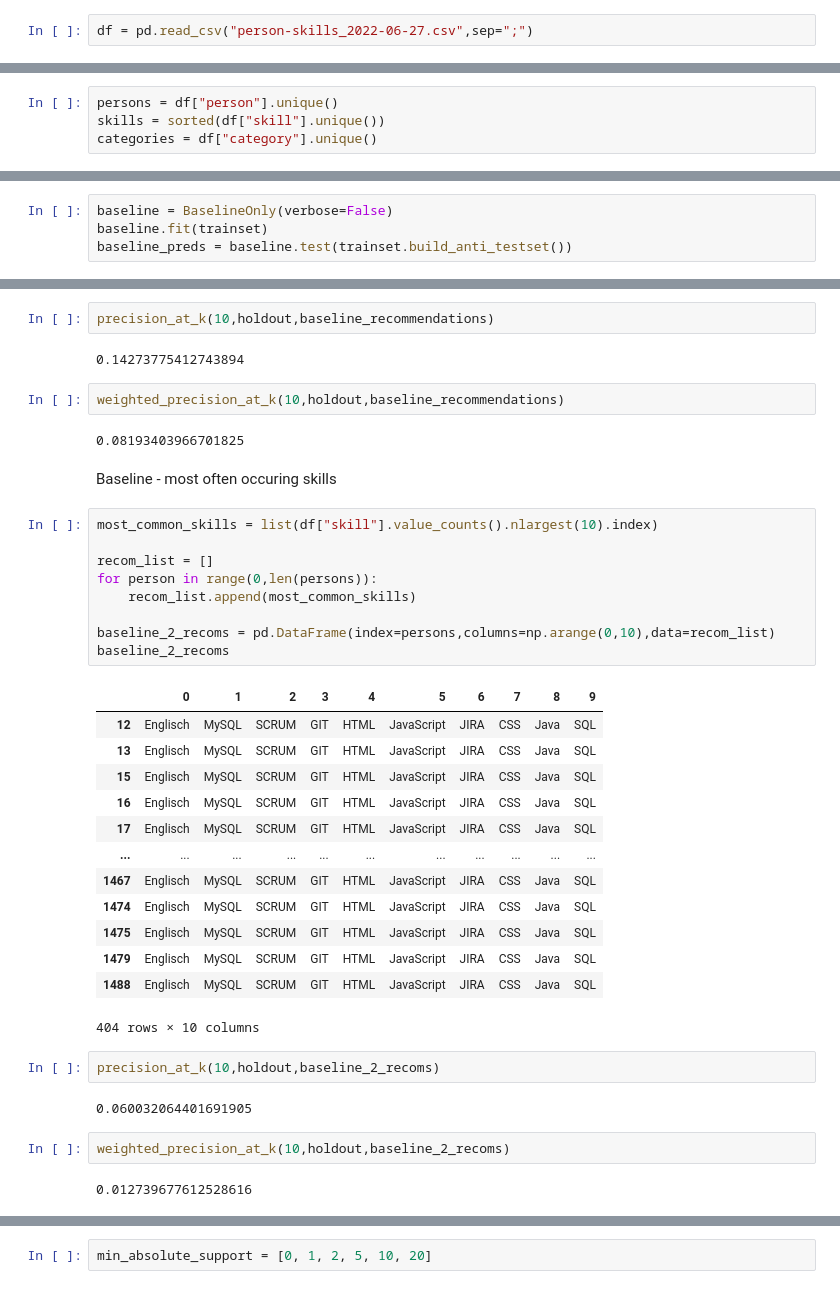
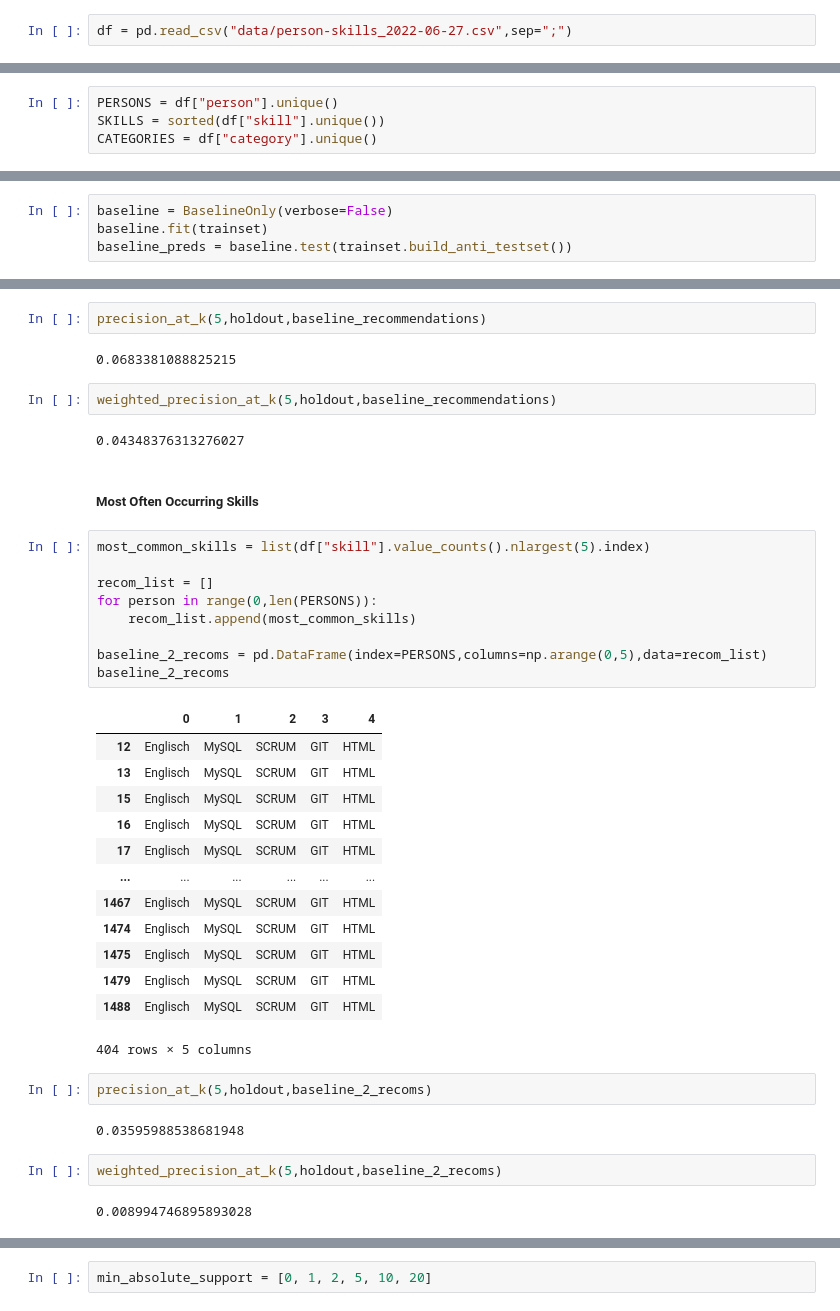
Before and after one commit to maximizer36/DS_AP, a Jupyter notebook: AP_Rated_Approach.ipynb, the cells around one changed output, grey strips where cells are left out. Saved outputs shown, nothing was run; the diff lists cells and outputs as text.

```diff
--- a/AP_Rated_Approach.ipynb
+++ b/AP_Rated_Approach.ipynb
@@ -14,4 +19,4 @@ import time
 # %% [markdown]
 Data import:
 # %%
-df = pd.read_csv("person-skills_2022-06-27.csv",sep=";")
+df = pd.read_csv("data/person-skills_2022-06-27.csv",sep=";")
@@ -33,6 +25,6 @@ Declare various aiding variables
 # %%
-persons = df["person"].unique()
-skills = sorted(df["skill"].unique())
-categories = df["category"].unique()
+PERSONS = df["person"].unique()
+SKILLS = sorted(df["skill"].unique())
+CATEGORIES = df["category"].unique()
 # %%
 employee_dict = {}
@@ -542,41 +652,41 @@ baseline_recommendations
 # %%
-precision_at_k(10,holdout,baseline_recommendations)
+precision_at_k(5,holdout,baseline_recommendations)
 # %% [output]
-0.14273775412743894
+0.0683381088825215
 # %%
-weighted_precision_at_k(10,holdout,baseline_recommendations)
+weighted_precision_at_k(5,holdout,baseline_recommendations)
 # %% [output]
-0.08193403966701825
+0.04348376313276027
-# %% [markdown]
-Baseline - most often occuring skills
+# %% [markdown]
+##### Most Often Occurring Skills
 # %%
-most_common_skills = list(df["skill"].value_counts().nlargest(10).index)
+most_common_skills = list(df["skill"].value_counts().nlargest(5).index)
 
 recom_list = []
-for person in range(0,len(persons)):
+for person in range(0,len(PERSONS)):
     recom_list.append(most_common_skills)
 
-baseline_2_recoms = pd.DataFrame(index=persons,columns=np.arange(0,10),data=recom_list)
+baseline_2_recoms = pd.DataFrame(index=PERSONS,columns=np.arange(0,5),data=recom_list)
 baseline_2_recoms
 # %% [output]
-|  | 0 | 1 | 2 | 3 | 4 | 5 | 6 | 7 | 8 | 9 |
-| 12 | Englisch | MySQL | SCRUM | GIT | HTML | JavaScript | JIRA | CSS | Java | SQL |
-| 13 | Englisch | MySQL | SCRUM | GIT | HTML | JavaScript | JIRA | CSS | Java | SQL |
-| 15 | Englisch | MySQL | SCRUM | GIT | HTML | JavaScript | JIRA | CSS | Java | SQL |
-| 16 | Englisch | MySQL | SCRUM | GIT | HTML | JavaScript | JIRA | CSS | Java | SQL |
-| 17 | Englisch | MySQL | SCRUM | GIT | HTML | JavaScript | JIRA | CSS | Java | SQL |
-| ... | ... | ... | ... | ... | ... | ... | ... | ... | ... | ... |
-| 1467 | Englisch | MySQL | SCRUM | GIT | HTML | JavaScript | JIRA | CSS | Java | SQL |
-| 1474 | Englisch | MySQL | SCRUM | GIT | HTML | JavaScript | JIRA | CSS | Java | SQL |
-| 1475 | Englisch | MySQL | SCRUM | GIT | HTML | JavaScript | JIRA | CSS | Java | SQL |
-| 1479 | Englisch | MySQL | SCRUM | GIT | HTML | JavaScript | JIRA | CSS | Java | SQL |
-| 1488 | Englisch | MySQL | SCRUM | GIT | HTML | JavaScript | JIRA | CSS | Java | SQL |
+|  | 0 | 1 | 2 | 3 | 4 |
+| 12 | Englisch | MySQL | SCRUM | GIT | HTML |
+| 13 | Englisch | MySQL | SCRUM | GIT | HTML |
+| 15 | Englisch | MySQL | SCRUM | GIT | HTML |
+| 16 | Englisch | MySQL | SCRUM | GIT | HTML |
+| 17 | Englisch | MySQL | SCRUM | GIT | HTML |
+| ... | ... | ... | ... | ... | ... |
+| 1467 | Englisch | MySQL | SCRUM | GIT | HTML |
+| 1474 | Englisch | MySQL | SCRUM | GIT | HTML |
+| 1475 | Englisch | MySQL | SCRUM | GIT | HTML |
+| 1479 | Englisch | MySQL | SCRUM | GIT | HTML |
+| 1488 | Englisch | MySQL | SCRUM | GIT | HTML |
-404 rows × 10 columns
+404 rows × 5 columns
 # %%
-precision_at_k(10,holdout,baseline_2_recoms)
+precision_at_k(5,holdout,baseline_2_recoms)
 # %% [output]
-0.060032064401691905
+0.03595988538681948
 # %%
-weighted_precision_at_k(10,holdout,baseline_2_recoms)
+weighted_precision_at_k(5,holdout,baseline_2_recoms)
 # %% [output]
-0.012739677612528616
+0.008994746895893028
```
Also changed, not shown: parts of 85 cells of this notebook.
